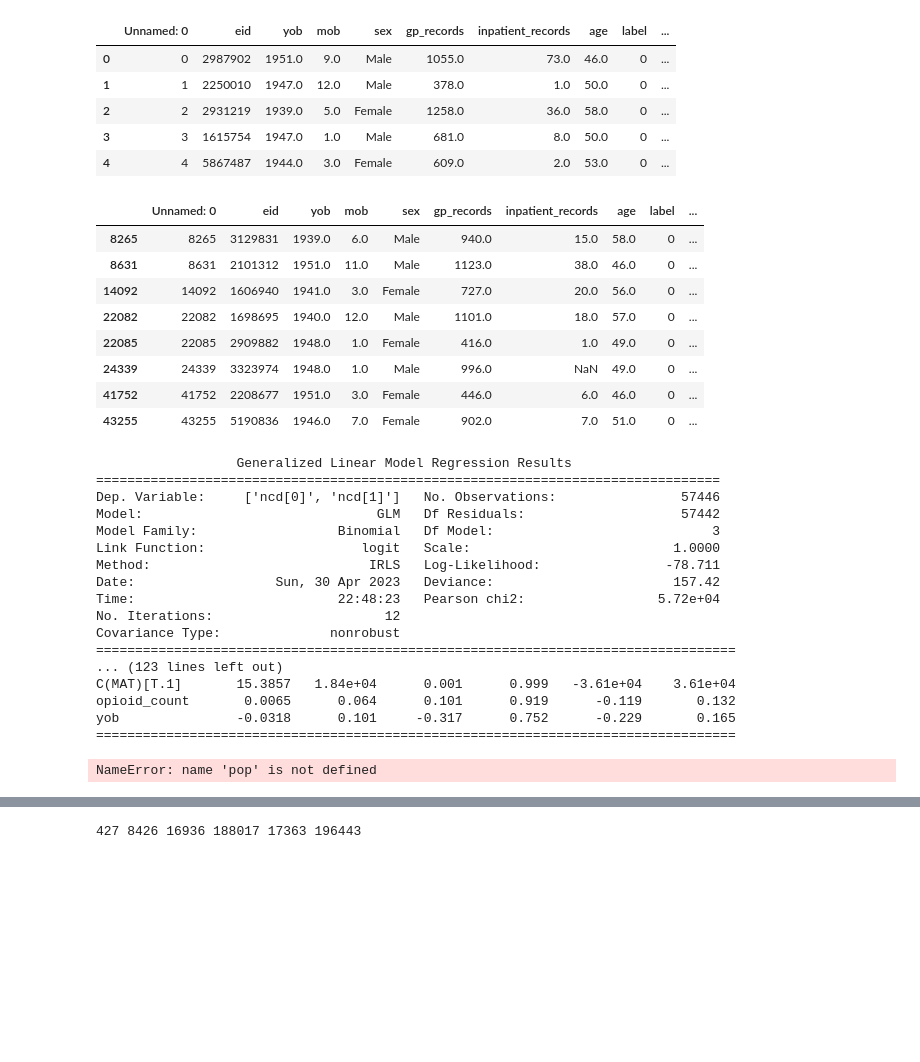
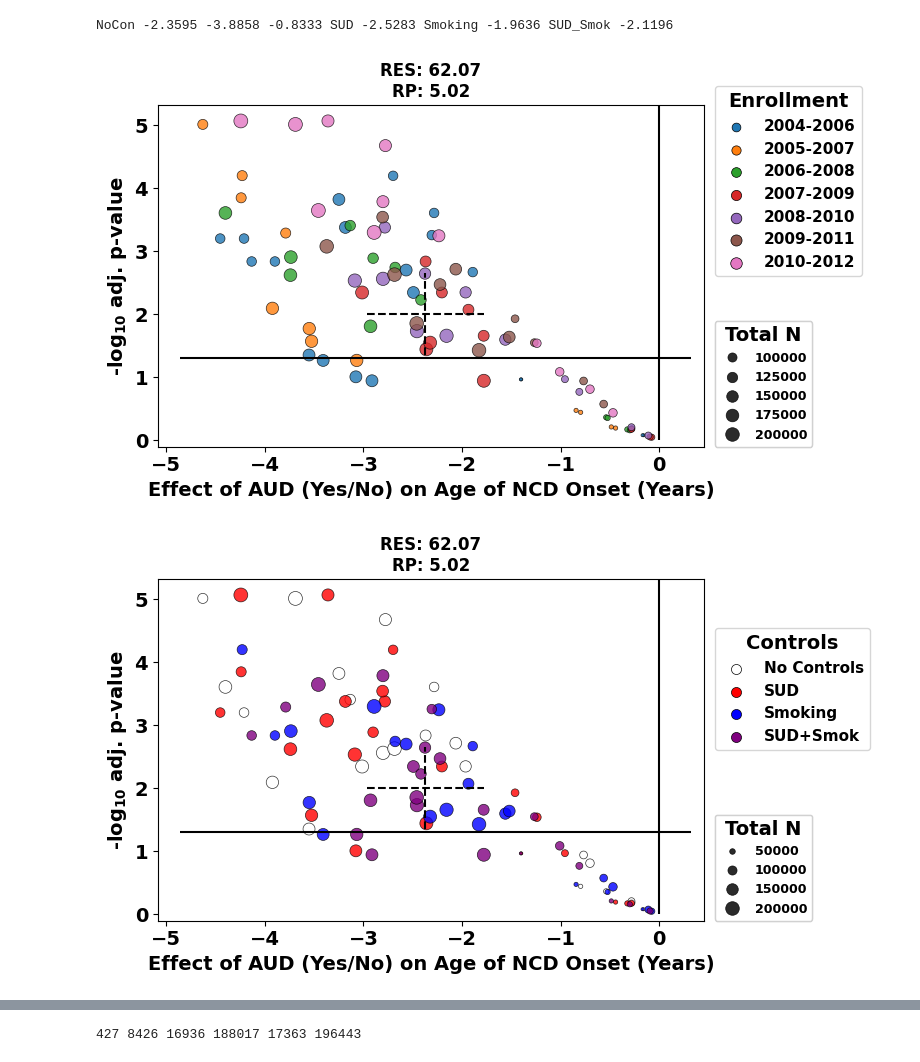
Before and after one commit to RandallJEllis/ehr_opioid_ncd, a Jupyter notebook: ukbiobank/code/viz.ipynb, the cells around one changed output, grey strips where cells are left out. Saved outputs shown, nothing was run; the diff lists cells and outputs as text; code cells hidden in the pictures; blank space fills up the shorter version.

```diff
--- a/ukbiobank/code/viz.ipynb
+++ b/ukbiobank/code/viz.ipynb
@@ -25,8 +92,8 @@ os.chdir('..')
 # %%
-#OUD
+#AUD
 
 #import data for the different enrollment periods
-path = '../voe_outputs/opioids/controlsLessThan3Opioids/prescription_count/age_onset_ncd/controlVarOUD/'
+path = '../voe_outputs/aud/controlsNoAUDDX/age_onset_ncd/controlVarSUD/'
 # path = '../voe_outputs/aud/controlsNoAUDDX/binary_outcome/controlVarOUD/analyses/'
 
 datasets = []
@@ -46,8 +113,7 @@ Based on the DAG, we are making the following changes:
 1. Hepatitis C will not be controlled for (no path to or from opioid prescriptions)
 2. History of medication-assisted therapy will not be controlled for (creates cycle in DAG)
 '''
-if '/aud/' not in path:
-    allexpts = allexpts[(allexpts.hx_MAT==0)]
+
 #remove 2006-2007; low sample sizes
 print(allexpts.shape)
 allexpts = allexpts[(allexpts.start_enroll>=2004) & (allexpts.start_enroll<=2010)]
@@ -129,21 +141,0 @@ pop = pd.read_csv('../voe_outputs/opioids/controlsLessThan3Opioids/prescription_
-# %%
-pop.head()
-# %% [output]
-|  | Unnamed: 0 | eid | yob | mob | sex | gp_records | inpatient_records | age | label | ... |
-| 0 | 0 | 2987902 | 1951.0 | 9.0 | Male | 1055.0 | 73.0 | 46.0 | 0 | ... |
-| 1 | 1 | 2250010 | 1947.0 | 12.0 | Male | 378.0 | 1.0 | 50.0 | 0 | ... |
-| 2 | 2 | 2931219 | 1939.0 | 5.0 | Female | 1258.0 | 36.0 | 58.0 | 0 | ... |
-| 3 | 3 | 1615754 | 1947.0 | 1.0 | Male | 681.0 | 8.0 | 50.0 | 0 | ... |
-| 4 | 4 | 5867487 | 1944.0 | 3.0 | Female | 609.0 | 2.0 | 53.0 | 0 | ... |
-# %%
-pop[pop.ncd==1]
-# %% [output]
-|  | Unnamed: 0 | eid | yob | mob | sex | gp_records | inpatient_records | age | label | ... |
-| 8265 | 8265 | 3129831 | 1939.0 | 6.0 | Male | 940.0 | 15.0 | 58.0 | 0 | ... |
-| 8631 | 8631 | 2101312 | 1951.0 | 11.0 | Male | 1123.0 | 38.0 | 46.0 | 0 | ... |
-| 14092 | 14092 | 1606940 | 1941.0 | 3.0 | Female | 727.0 | 20.0 | 56.0 | 0 | ... |
-| 22082 | 22082 | 1698695 | 1940.0 | 12.0 | Male | 1101.0 | 18.0 | 57.0 | 0 | ... |
-| 22085 | 22085 | 2909882 | 1948.0 | 1.0 | Female | 416.0 | 1.0 | 49.0 | 0 | ... |
-| 24339 | 24339 | 3323974 | 1948.0 | 1.0 | Male | 996.0 | NaN | 49.0 | 0 | ... |
-| 41752 | 41752 | 2208677 | 1951.0 | 3.0 | Female | 446.0 | 6.0 | 46.0 | 0 | ... |
-| 43255 | 43255 | 5190836 | 1946.0 | 7.0 | Female | 902.0 | 7.0 | 51.0 | 0 | ... |
@@ -155,26 +142,6 @@ formula_list = [formula, f'{formula} + C(sickle)', f'{formula} + C(hiv)', f'{for
-# %%
-for f in formula_list:
-    res = sm.formula.glm(f, family=sm.families.Binomial(), data=pop).fit()
-    print(res.summary())
-# %% [output]
-                  Generalized Linear Model Regression Results
-================================================================================
-Dep. Variable:     ['ncd[0]', 'ncd[1]']   No. Observations:                57446
-Model:                              GLM   Df Residuals:                    57442
-Model Family:                  Binomial   Df Model:                            3
-Link Function:                    logit   Scale:                          1.0000
-Method:                            IRLS   Log-Likelihood:                -78.711
-Date:                  Sun, 30 Apr 2023   Deviance:                       157.42
-Time:                          22:48:23   Pearson chi2:                 5.72e+04
-No. Iterations:                      12
-Covariance Type:              nonrobust
-==================================================================================
-... (123 lines left out)
-C(MAT)[T.1]       15.3857   1.84e+04      0.001      0.999   -3.61e+04    3.61e+04
-opioid_count       0.0065      0.064      0.101      0.919      -0.119       0.132
-yob               -0.0318      0.101     -0.317      0.752      -0.229       0.165
-==================================================================================
-# %%
-plt.hist(pop[pop.label==1].opioid_count, bins=10, log=True)
-# %% [output]
-NameError: name 'pop' is not defined
+# %%
+final_plot(df)
+# %% [output]
+NoCon -2.3595 -3.8858 -0.8333 SUD -2.5283 Smoking -1.9636 SUD_Smok -2.1196
+[figure, added]
+[figure, added]
```
Also changed, not shown: parts of 22 cells of this notebook, 6 other files.
